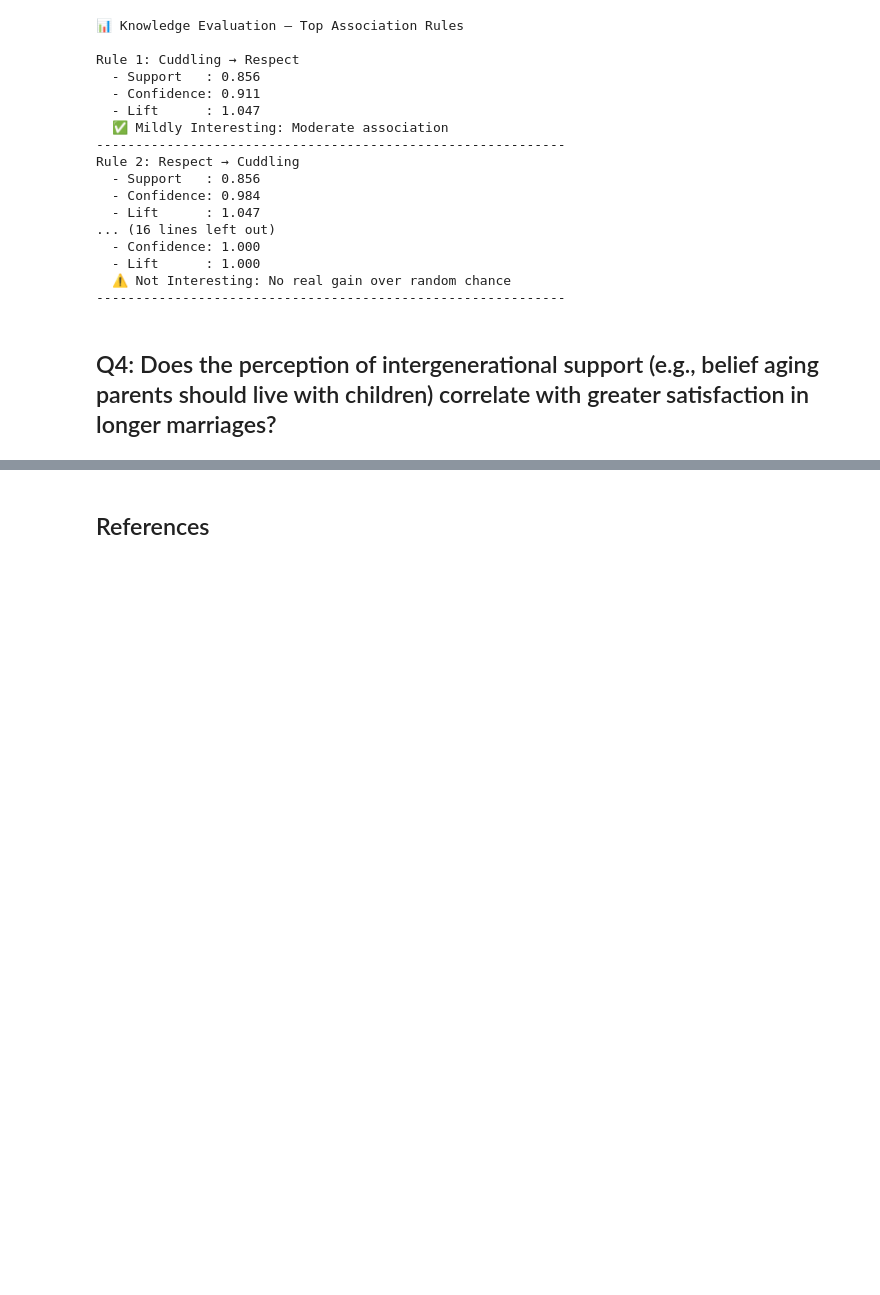
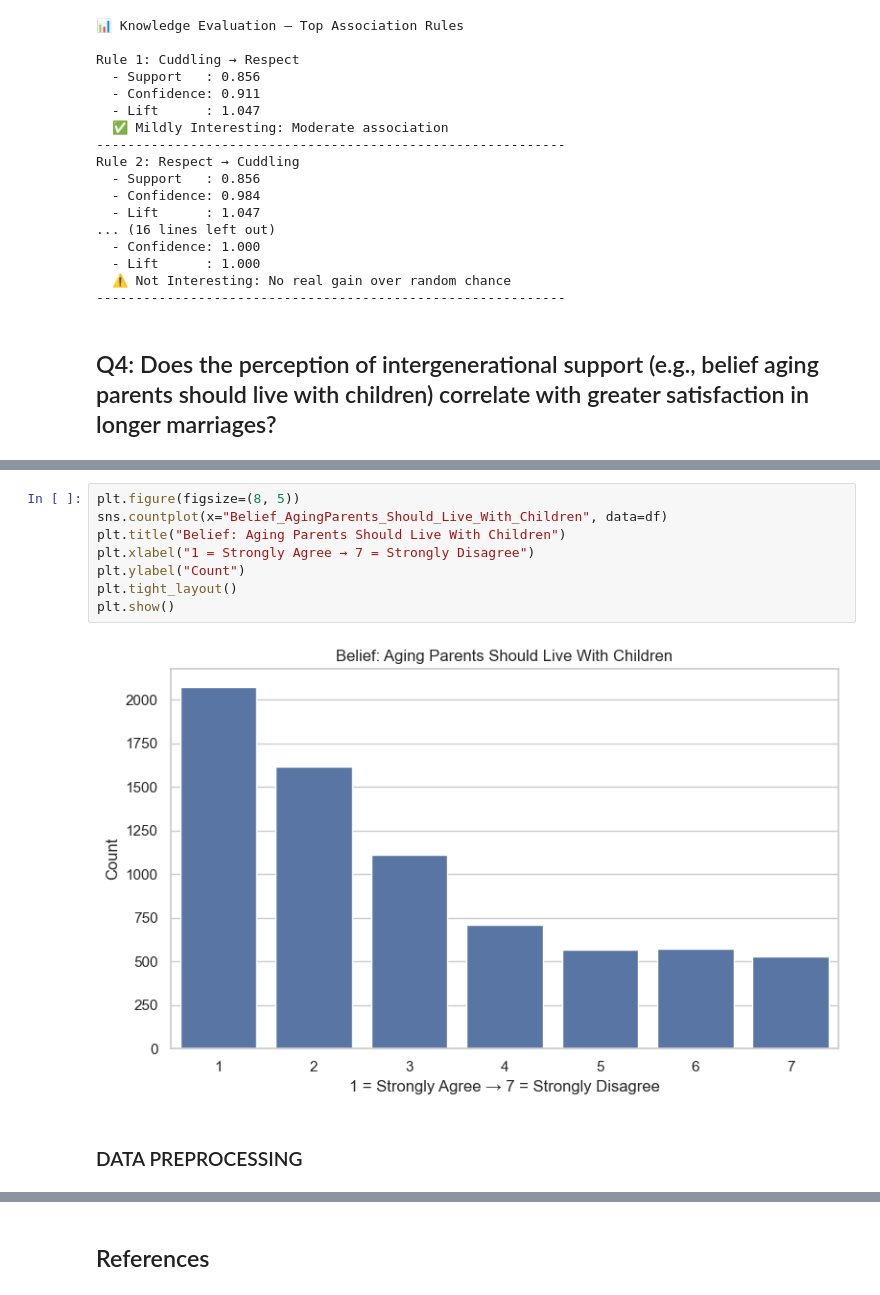
Before and after one commit to MelvinSiaw/Data-Mining, a Jupyter notebook: New_Assigment.ipynb, the cells around one changed output, grey strips where cells are left out. Cells and saved outputs as stored; diff of their text form; blank space fills up the shorter version.

```diff
--- a/New_Assigment.ipynb
+++ b/New_Assigment.ipynb
@@ -1017,0 +913,12 @@ pd.crosstab(
+# %%
+plt.figure(figsize=(8, 5))
+sns.countplot(x="Belief_AgingParents_Should_Live_With_Children", data=df)
+plt.title("Belief: Aging Parents Should Live With Children")
+plt.xlabel("1 = Strongly Agree → 7 = Strongly Disagree")
+plt.ylabel("Count")
+plt.tight_layout()
+plt.show()
+# %% [output]
+[figure, added]
+# %% [markdown]
+### DATA PREPROCESSING
```
Also changed, not shown: parts of 20 cells of this notebook.
